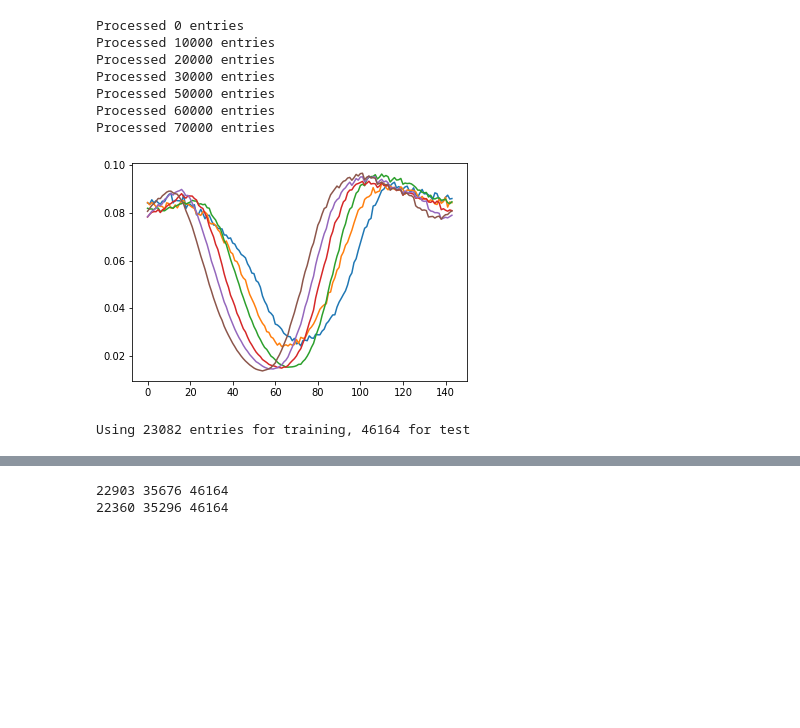
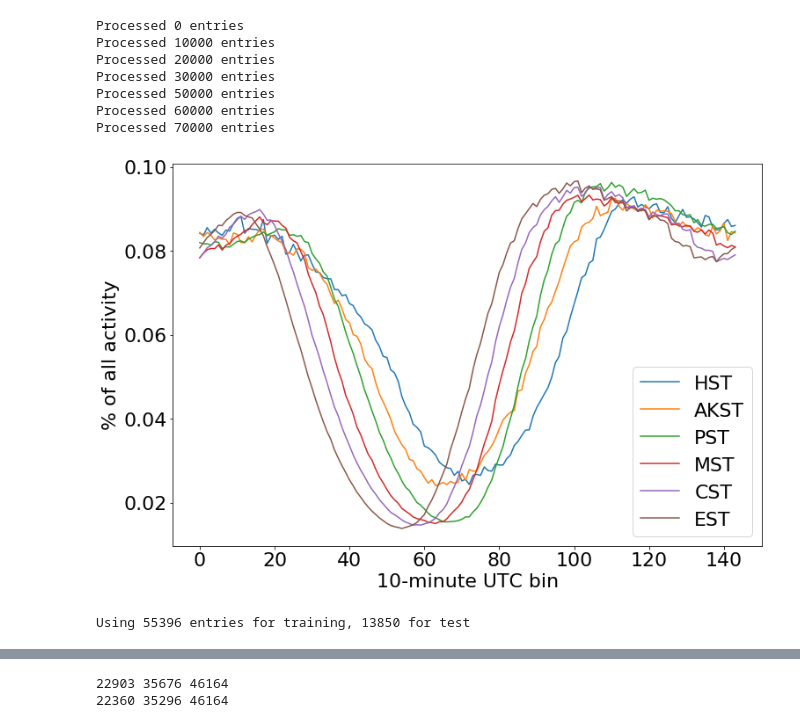
Before and after one commit to michael99man/reddit-geolocation-inference, a Jupyter notebook: time_model.ipynb, the cells around one changed output, grey strips where cells are left out. Drawn from its saved outputs; the diff is of its cells as text; code cells hidden in the pictures; blank space fills up the shorter version.

```diff
--- a/time_model.ipynb
+++ b/time_model.ipynb
@@ -104,31 +104,38 @@ Processed 70000 entries
 # %%
 # for each timezone, sum up vector and graph
 sum_table = dict()
 count_table = dict()
 for zone in zones:
     sum_table[zone] = np.zeros(144)
     count_table[zone] = 0
 
 for (i, x) in enumerate(X):
     sum_table[y[i]] += x
     count_table[y[i]] += 1
 
+
+plt.rcParams['figure.figsize'] = [12, 8]
+plt.rcParams.update({'font.size': 22})
 for zone in zones:
     # average each timezone's sum by number of occurrences
     sum_table[zone] /= count_table[zone]
-    plt.plot(range(144), sum_table[zone])
+    plt.plot(range(144), sum_table[zone], label=zone)
+plt.legend(loc="lower right")
+plt.ylabel("% of all activity")
+plt.xlabel("10-minute UTC bin")
+plt.show()
 # %% [output]
-[figure, old version]
+[figure, new version]
 # %%
 # split data into training and test
 assert(len(X) == len(y))
-l = 1 * len(y) // 3
+l = 4 * len(y) // 5
 X_train, X_test = np.array(X[0:l]), np.array(X[l:])
 y_train, y_test = np.array(y[0:l]), np.array(y[l:])
 
 print("Using %d entries for training, %d for test" % (len(X_train), len(X_test)))
 # %% [output]
-Using 23082 entries for training, 46164 for test
+Using 55396 entries for training, 13850 for test
 # %%
 # run logistical regression
 log_reg = LogisticRegression(max_iter=10000000, class_weight=None, multi_class='multinomial', verbose=True, n_jobs=10)
```
Also changed, not shown: parts of 9 cells of this notebook, 4 other files.
